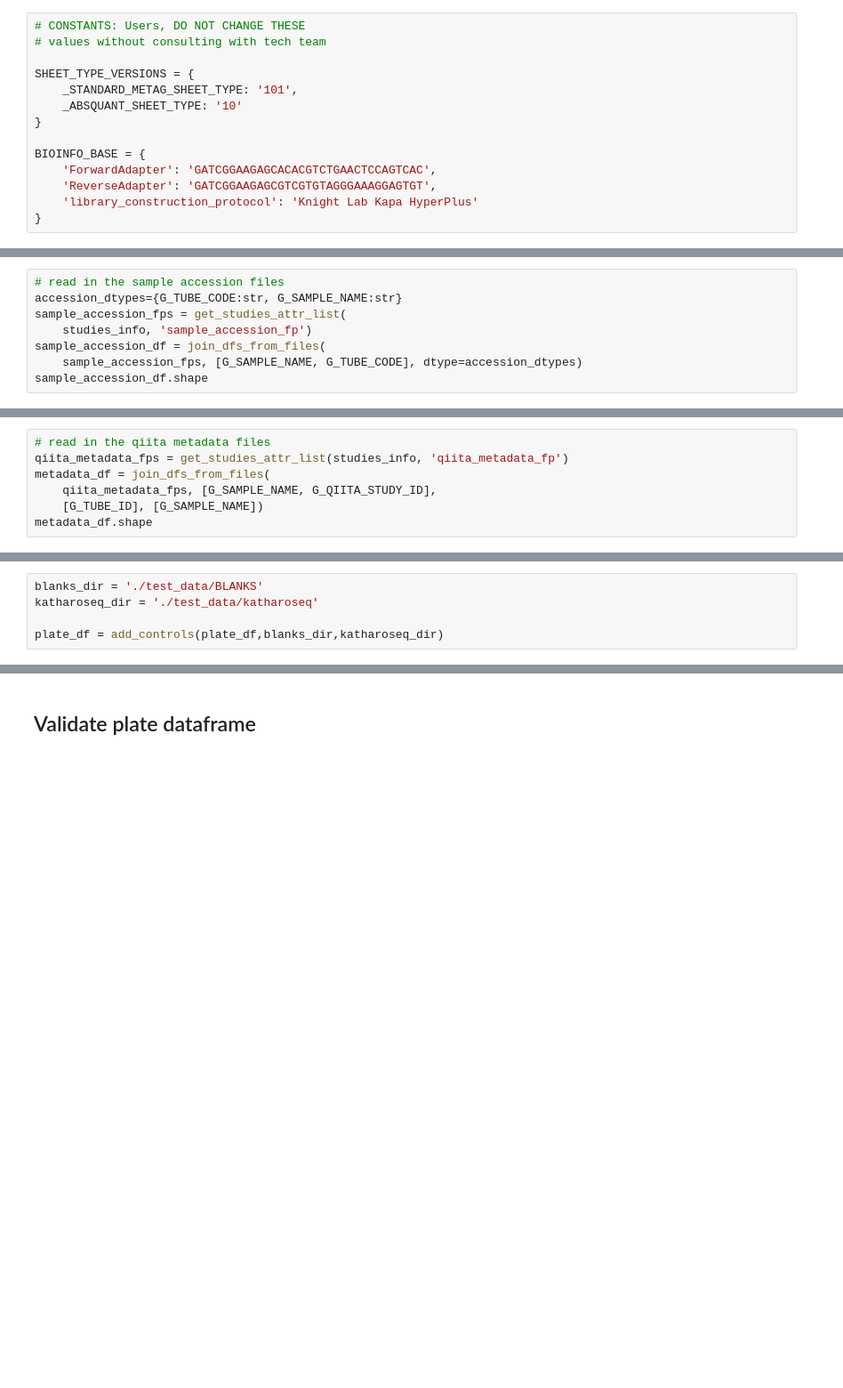
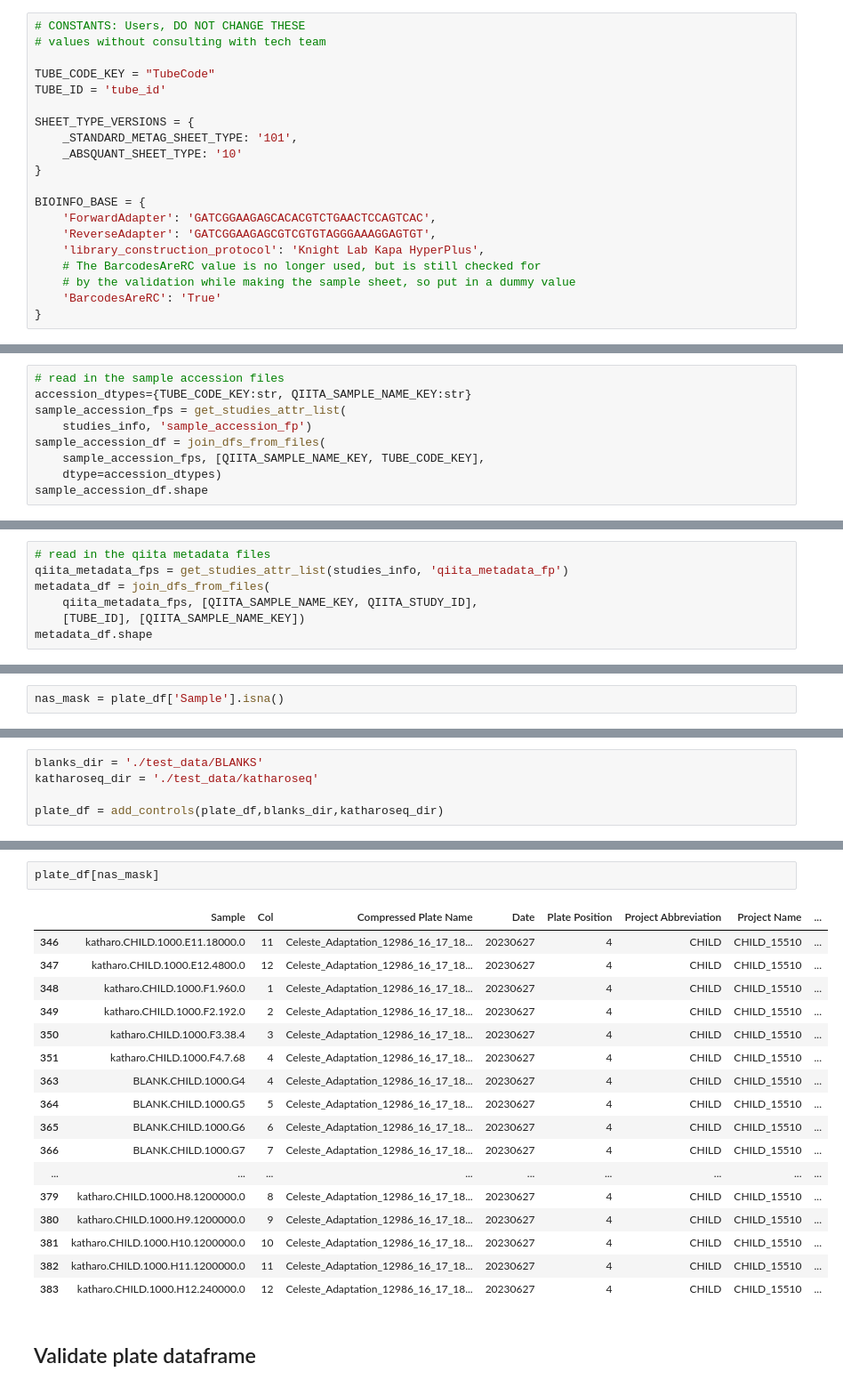
Before and after one commit to AmandaBirmingham/fork_metagenomics_pooling_notebook, a Jupyter notebook: notebooks/matrix_tube_pipeline_seqcount_norm.ipynb, the cells around one changed output, grey strips where cells are left out. Shown at 89% size. Saved outputs shown, nothing was run; the diff lists cells and outputs as text; blank space fills up the shorter version.

```diff
--- a/notebooks/matrix_tube_pipeline_seqcount_norm.ipynb
+++ b/notebooks/matrix_tube_pipeline_seqcount_norm.ipynb
@@ -139,6 +139,9 @@ compression_layout = [
 # %%
 # CONSTANTS: Users, DO NOT CHANGE THESE
 # values without consulting with tech team
+
+TUBE_CODE_KEY = "TubeCode"
+TUBE_ID = 'tube_id'
 
 SHEET_TYPE_VERSIONS = {
     _STANDARD_METAG_SHEET_TYPE: '101',
@@ -148,7 +151,10 @@ SHEET_TYPE_VERSIONS = {
 BIOINFO_BASE = {
     'ForwardAdapter': 'GATCGGAAGAGCACACGTCTGAACTCCAGTCAC',
     'ReverseAdapter': 'GATCGGAAGAGCGTCGTGTAGGGAAAGGAGTGT',
-    'library_construction_protocol': 'Knight Lab Kapa HyperPlus'
+    'library_construction_protocol': 'Knight Lab Kapa HyperPlus',
+    # The BarcodesAreRC value is no longer used, but is still checked for
+    # by the validation while making the sample sheet, so put in a dummy value
+    'BarcodesAreRC': 'True'
 }
 # %%
 # copy study info into the compression layout dictionary so it doesn't have
@@ -178,11 +184,12 @@ extended_compression_layout
 ## Step 1: read in Sample Accession Files
 # %%
 # read in the sample accession files
-accession_dtypes={G_TUBE_CODE:str, G_SAMPLE_NAME:str}
+accession_dtypes={TUBE_CODE_KEY:str, QIITA_SAMPLE_NAME_KEY:str}
 sample_accession_fps = get_studies_attr_list(
     studies_info, 'sample_accession_fp')
 sample_accession_df = join_dfs_from_files(
-    sample_accession_fps, [G_SAMPLE_NAME, G_TUBE_CODE], dtype=accession_dtypes)
+    sample_accession_fps, [QIITA_SAMPLE_NAME_KEY, TUBE_CODE_KEY],
+    dtype=accession_dtypes)
 sample_accession_df.shape
 # %% [output]
 (3941, 2)
@@ -201,8 +208,8 @@ sample_accession_df.head()
 # read in the qiita metadata files
 qiita_metadata_fps = get_studies_attr_list(studies_info, 'qiita_metadata_fp')
 metadata_df = join_dfs_from_files(
-    qiita_metadata_fps, [G_SAMPLE_NAME, G_QIITA_STUDY_ID],
-    [G_TUBE_ID], [G_SAMPLE_NAME])
+    qiita_metadata_fps, [QIITA_SAMPLE_NAME_KEY, QIITA_STUDY_ID],
+    [TUBE_ID], [QIITA_SAMPLE_NAME_KEY])
 metadata_df.shape
 # %% [output]
 (8161, 3)
@@ -234,3 +241,5 @@ extended_sample_accession_df.head()
 well_col='Well'
 plate_df = compress_plates(extended_compression_layout,
                            extended_sample_accession_df, well_col=well_col)
+# %%
+nas_mask = plate_df['Sample'].isna()
@@ -242,3 +259,23 @@ plate_df = add_controls(plate_df,blanks_dir,katharoseq_dir)
+# %%
+plate_df[nas_mask]
+# %% [output]
+|  | Sample | Col | Compressed Plate Name | Date | Plate Position | Project Abbreviation | Project Name | ... |
+| 346 | katharo.CHILD.1000.E11.18000.0 | 11 | Celeste_Adaptation_12986_16_17_18... | 20230627 | 4 | CHILD | CHILD_15510 | ... |
+| 347 | katharo.CHILD.1000.E12.4800.0 | 12 | Celeste_Adaptation_12986_16_17_18... | 20230627 | 4 | CHILD | CHILD_15510 | ... |
+| 348 | katharo.CHILD.1000.F1.960.0 | 1 | Celeste_Adaptation_12986_16_17_18... | 20230627 | 4 | CHILD | CHILD_15510 | ... |
+| 349 | katharo.CHILD.1000.F2.192.0 | 2 | Celeste_Adaptation_12986_16_17_18... | 20230627 | 4 | CHILD | CHILD_15510 | ... |
+| 350 | katharo.CHILD.1000.F3.38.4 | 3 | Celeste_Adaptation_12986_16_17_18... | 20230627 | 4 | CHILD | CHILD_15510 | ... |
+| 351 | katharo.CHILD.1000.F4.7.68 | 4 | Celeste_Adaptation_12986_16_17_18... | 20230627 | 4 | CHILD | CHILD_15510 | ... |
+| 363 | BLANK.CHILD.1000.G4 | 4 | Celeste_Adaptation_12986_16_17_18... | 20230627 | 4 | CHILD | CHILD_15510 | ... |
+| 364 | BLANK.CHILD.1000.G5 | 5 | Celeste_Adaptation_12986_16_17_18... | 20230627 | 4 | CHILD | CHILD_15510 | ... |
+| 365 | BLANK.CHILD.1000.G6 | 6 | Celeste_Adaptation_12986_16_17_18... | 20230627 | 4 | CHILD | CHILD_15510 | ... |
+| 366 | BLANK.CHILD.1000.G7 | 7 | Celeste_Adaptation_12986_16_17_18... | 20230627 | 4 | CHILD | CHILD_15510 | ... |
+| ... | ... | ... | ... | ... | ... | ... | ... | ... |
+| 379 | katharo.CHILD.1000.H8.1200000.0 | 8 | Celeste_Adaptation_12986_16_17_18... | 20230627 | 4 | CHILD | CHILD_15510 | ... |
+| 380 | katharo.CHILD.1000.H9.1200000.0 | 9 | Celeste_Adaptation_12986_16_17_18... | 20230627 | 4 | CHILD | CHILD_15510 | ... |
+| 381 | katharo.CHILD.1000.H10.1200000.0 | 10 | Celeste_Adaptation_12986_16_17_18... | 20230627 | 4 | CHILD | CHILD_15510 | ... |
+| 382 | katharo.CHILD.1000.H11.1200000.0 | 11 | Celeste_Adaptation_12986_16_17_18... | 20230627 | 4 | CHILD | CHILD_15510 | ... |
+| 383 | katharo.CHILD.1000.H12.240000.0 | 12 | Celeste_Adaptation_12986_16_17_18... | 20230627 | 4 | CHILD | CHILD_15510 | ... |
 # %% [markdown]
 ## Validate plate dataframe
 # %%
```
Also changed, not shown: parts of 6 cells of this notebook, 4 other files.
